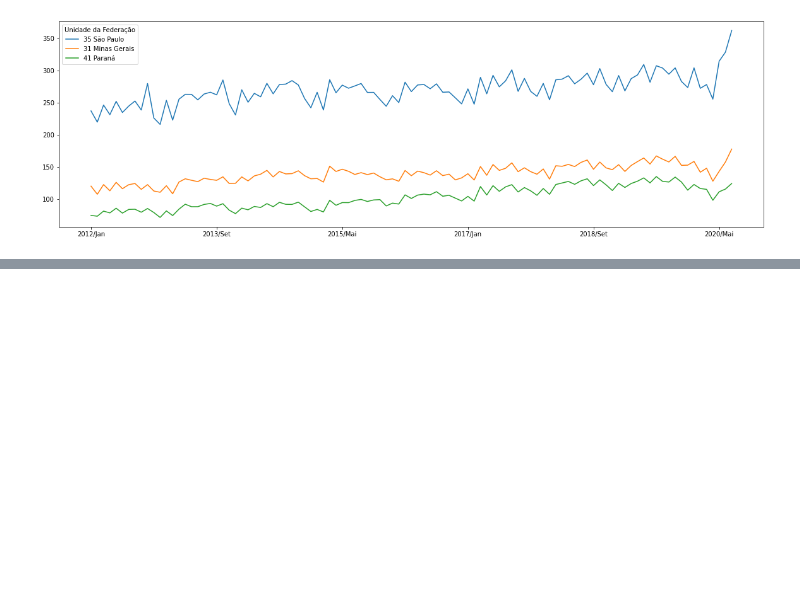
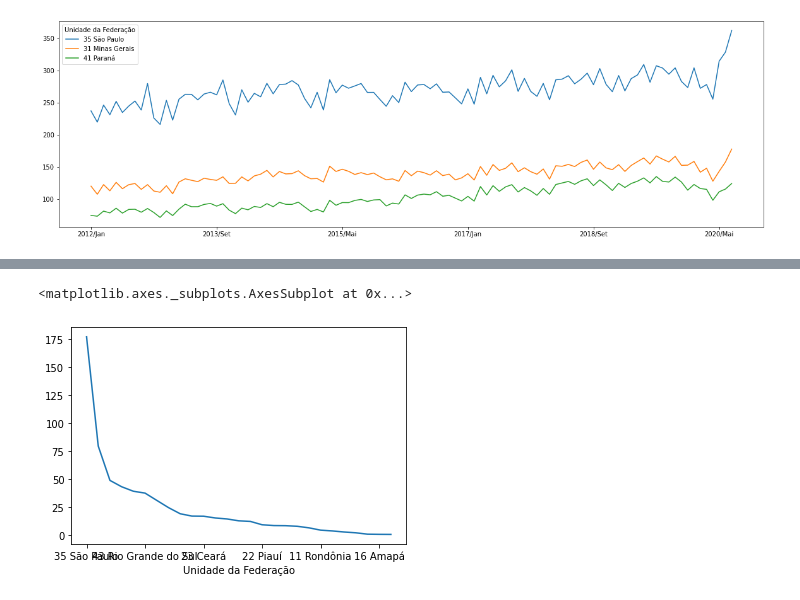
Before and after one commit to laugustovieira/BootCamp---Data-Science, a Jupyter notebook: BootCampDataScience.ipynb, the cells around one changed output, grey strips where cells are left out. Drawn from its saved outputs; the diff is of its cells as text; code cells hidden in the pictures; blank space fills up the shorter version.

```diff
--- a/BootCampDataScience.ipynb
+++ b/BootCampDataScience.ipynb
@@ -417,0 +420,3 @@ ordenado_por_total[meses_filtrados].head(3).T.plot(figsize=(20,6))
+# %%
+mes_mais_recente = usaveis.columns[-2]
+mes_mais_recente
@@ -417,0 +425,4 @@ ordenado_por_total[meses_filtrados].head(3).T.plot(figsize=(20,6))
+# %%
+gastos_do_mais_recente = usaveis[mes_mais_recente]
+gastos_do_mais_recente = gastos_do_mais_recente/1000000
+gastos_do_mais_recente.head()
@@ -417,0 +437,5 @@ ordenado_por_total[meses_filtrados].head(3).T.plot(figsize=(20,6))
+# %%
+gastos_do_mais_recente.plot()
+# %% [output]
+<matplotlib.axes._subplots.AxesSubplot at 0x...>
+[figure, added]
```
Also changed, not shown: parts of 17 cells of this notebook.
